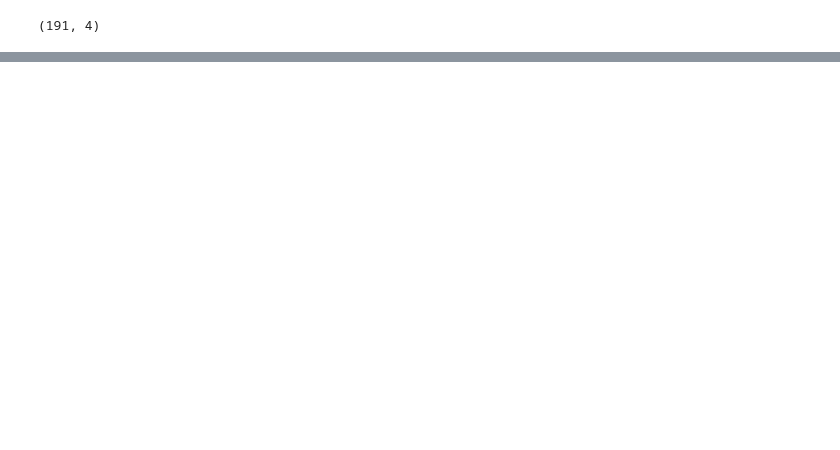
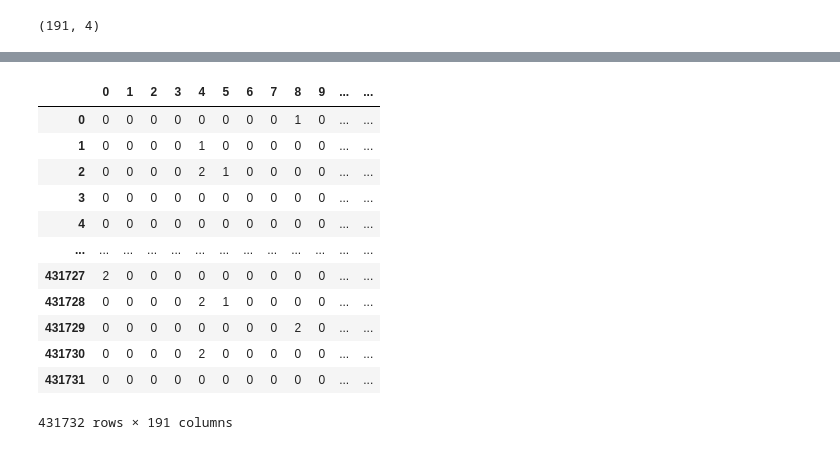
Before and after one commit to loojovi/hdb_resale_prediction, a Jupyter notebook: notebooks/stephen-feature-prisch.ipynb, the cells around one changed output, grey strips where cells are left out. Cells and saved outputs as stored; diff of their text form; code cells hidden in the pictures; blank space fills up the shorter version.

```diff
--- a/notebooks/stephen-feature-prisch.ipynb
+++ b/notebooks/stephen-feature-prisch.ipynb
@@ -91,6 +91,11 @@ plt.show()
 # %%
 combined = pd.concat([given, rankings["PlacestakenuptillPhase2B"]], axis=1)
 combined
+
+col = combined.iloc[:, 3]
+combined.iloc[:, 3] = col.apply(lambda x: 1 if x == 0 else x)
+
+combined
 # %% [output]
 |  | name | lat | lng | PlacestakenuptillPhase2B |
 | 0 | Admiralty Primary School | 1.442941 | 103.800345 | 130.0 |
@@ -149,0 +208,16 @@ d.sort_values("PlacestakenuptillPhase2B", ascending=False)
+# %%
+df_dist
+# %% [output]
+|  | 0 | 1 | 2 | 3 | 4 | 5 | 6 | 7 | 8 | 9 | ... | ... |
+| 0 | 0 | 0 | 0 | 0 | 0 | 0 | 0 | 0 | 1 | 0 | ... | ... |
+| 1 | 0 | 0 | 0 | 0 | 1 | 0 | 0 | 0 | 0 | 0 | ... | ... |
+| 2 | 0 | 0 | 0 | 0 | 2 | 1 | 0 | 0 | 0 | 0 | ... | ... |
+| 3 | 0 | 0 | 0 | 0 | 0 | 0 | 0 | 0 | 0 | 0 | ... | ... |
+| 4 | 0 | 0 | 0 | 0 | 0 | 0 | 0 | 0 | 0 | 0 | ... | ... |
+| ... | ... | ... | ... | ... | ... | ... | ... | ... | ... | ... | ... | ... |
+| 431727 | 2 | 0 | 0 | 0 | 0 | 0 | 0 | 0 | 0 | 0 | ... | ... |
+| 431728 | 0 | 0 | 0 | 0 | 2 | 1 | 0 | 0 | 0 | 0 | ... | ... |
+| 431729 | 0 | 0 | 0 | 0 | 0 | 0 | 0 | 0 | 2 | 0 | ... | ... |
+| 431730 | 0 | 0 | 0 | 0 | 2 | 0 | 0 | 0 | 0 | 0 | ... | ... |
+| 431731 | 0 | 0 | 0 | 0 | 0 | 0 | 0 | 0 | 0 | 0 | ... | ... |
+431732 rows × 191 columns
```
Also changed, not shown: parts of 16 cells of this notebook.
